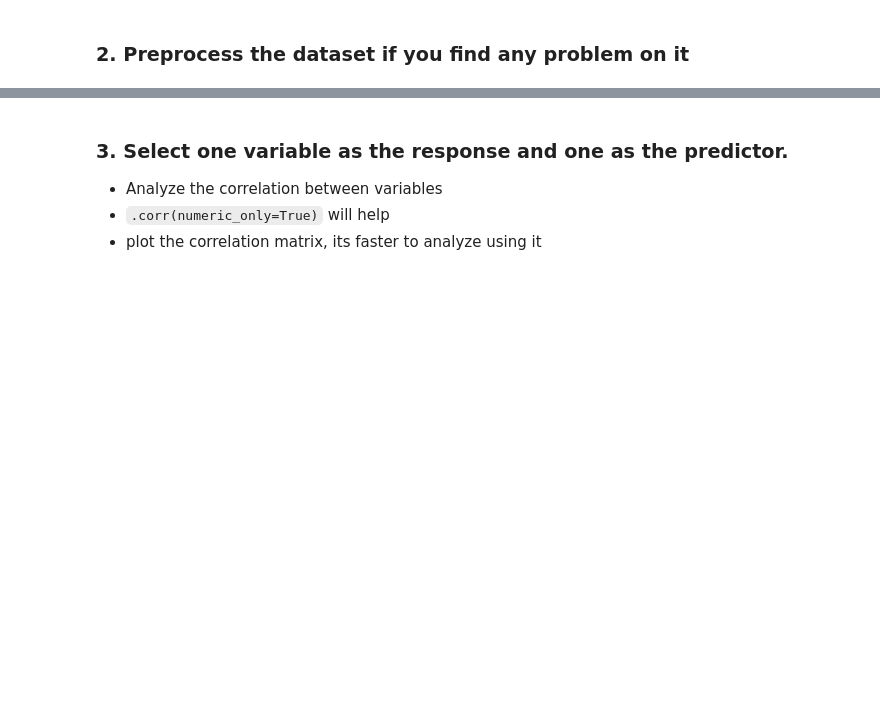
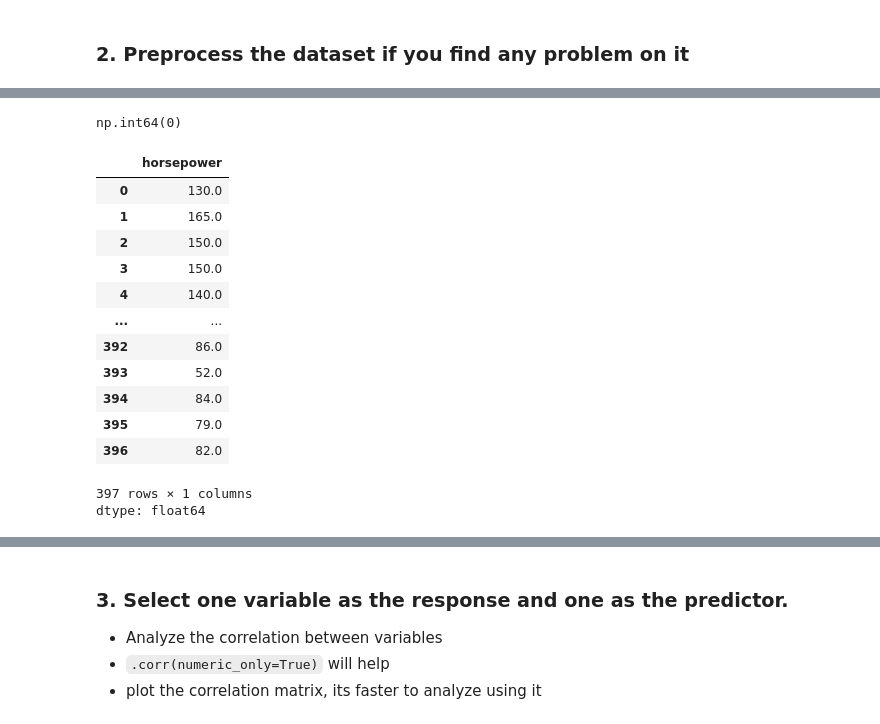
Before and after one commit to fabiojorge10/Data-Science, a Jupyter notebook: Week_10/ds-pr-week-10-student.ipynb, the cells around one changed output, grey strips where cells are left out. Saved outputs shown, nothing was run; the diff lists cells and outputs as text; code cells hidden in the pictures; blank space fills up the shorter version.

```diff
--- a/Week_10/ds-pr-week-10-student.ipynb
+++ b/Week_10/ds-pr-week-10-student.ipynb
@@ -594,0 +665,21 @@ df.corr(numeric_only=True)['']
+# %%
+df.horsepower.isnull().sum()
+# %% [output]
+np.int64(0)
+# %%
+df['horsepower']
+# %% [output]
+|  | horsepower |
+| 0 | 130.0 |
+| 1 | 165.0 |
+| 2 | 150.0 |
+| 3 | 150.0 |
+| 4 | 140.0 |
+| ... | ... |
+| 392 | 86.0 |
+| 393 | 52.0 |
+| 394 | 84.0 |
+| 395 | 79.0 |
+| 396 | 82.0 |
+397 rows × 1 columns
+dtype: float64
```
Also changed, not shown: parts of 17 cells of this notebook.
